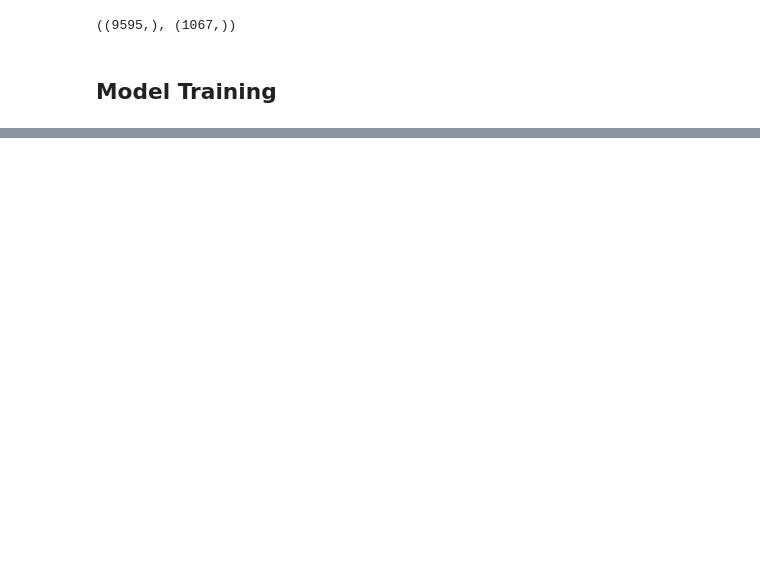
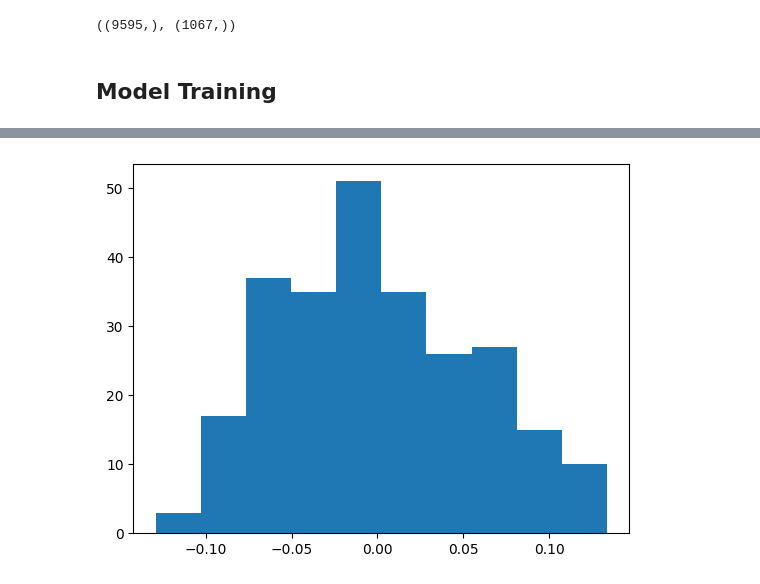
Before and after one commit to joelpoliveira/CNN-Sentiment-Polarity-Prediction, a Jupyter notebook: Projeto/main_v1.ipynb, the cells around one changed output, grey strips where cells are left out. Saved outputs shown, nothing was run; the diff lists cells and outputs as text; code cells hidden in the pictures; blank space fills up the shorter version.

```diff
--- a/Projeto/main_v1.ipynb
+++ b/Projeto/main_v1.ipynb
@@ -87,3 +173,5 @@ len(word_set), len(sentences)
+# %%
+X_test = process_documents(X_test, return_vocab=False)
 # %%
 missing_words=[]
 for word in word_set.keys():
@@ -237,0 +333,4 @@ array([  8389,  33672,  25008, 148740, 179654,  46797, 106940,  31426,
+# %%
+plot_layer_weights_at(cnn, -2)
+# %% [output]
+[figure, added]
```
Also changed, not shown: parts of 70 cells of this notebook.
